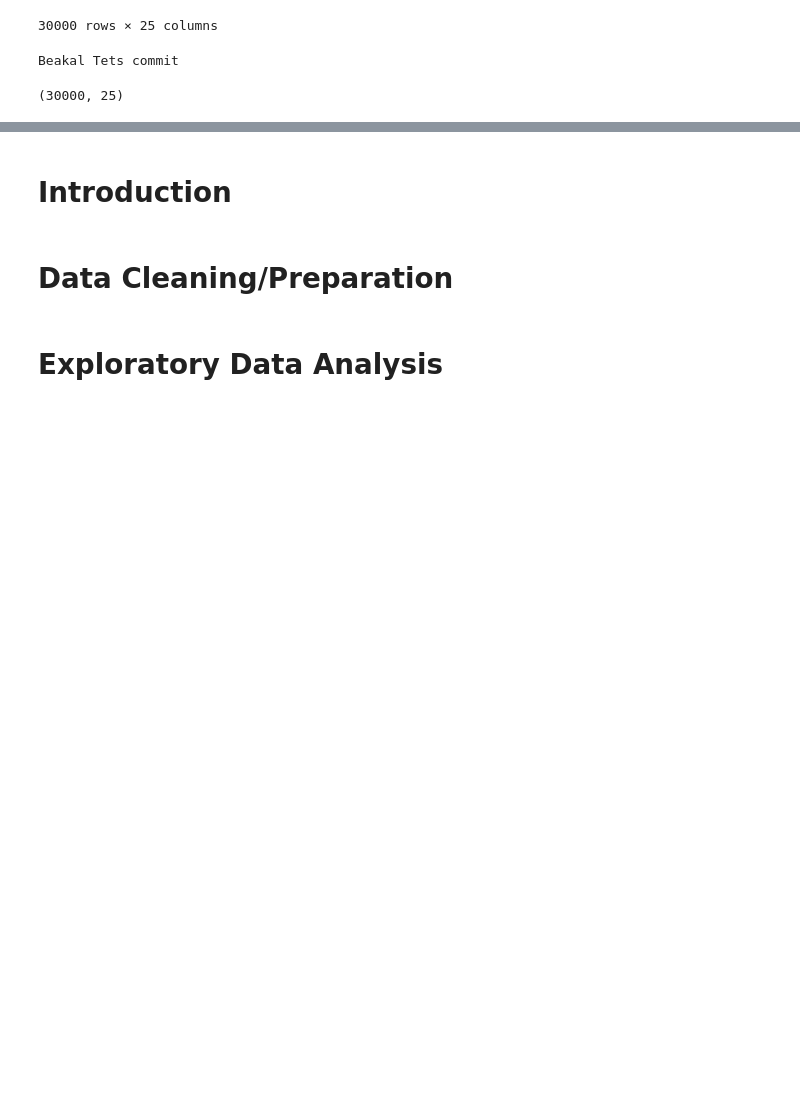
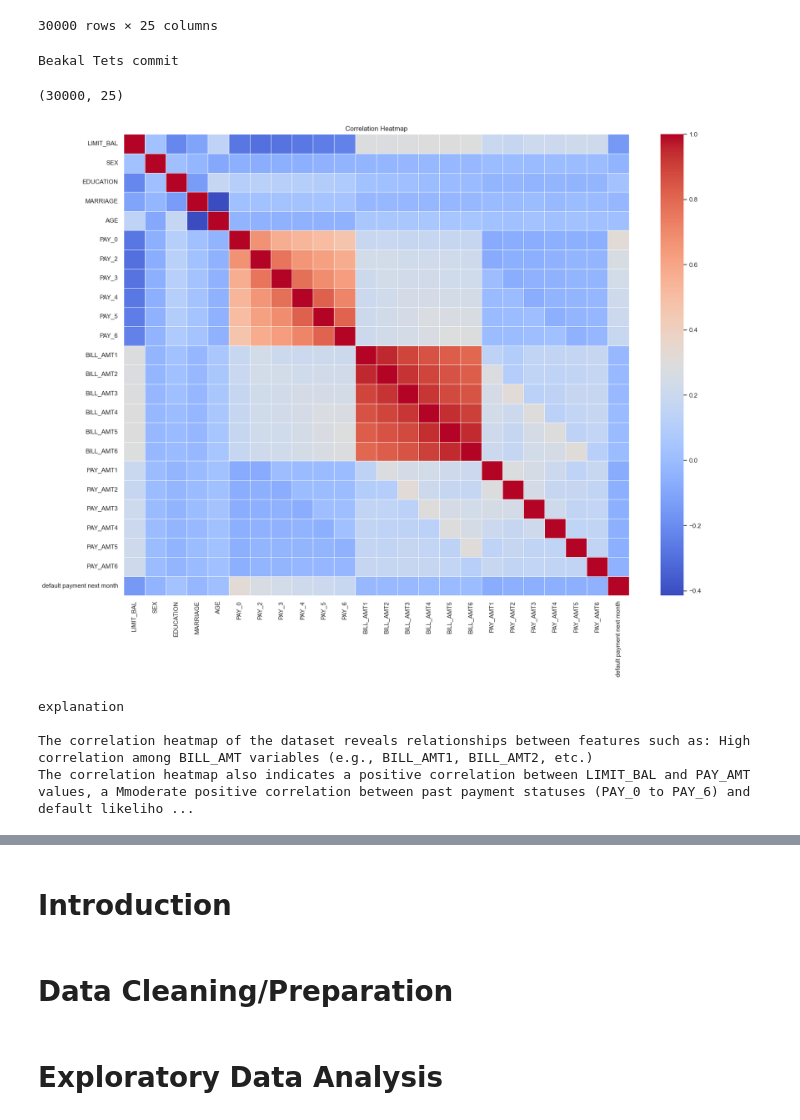
Before and after one commit to MaximeBoulat/AAI500-TeamProject, a Jupyter notebook: TeamProject.ipynb, the cells around one changed output, grey strips where cells are left out. Drawn from its saved outputs; the diff is of its cells as text; code cells hidden in the pictures; blank space fills up the shorter version.

```diff
--- a/TeamProject.ipynb
+++ b/TeamProject.ipynb
@@ -31,3 +31,36 @@ Beakal Tets commit
 df.shape
 # %% [output]
 (30000, 25)
+# %%
+import pandas as pd
+import matplotlib.pyplot as plt
+import seaborn as sns
+
+# Load the dataset -- Skip first metadata row
+df = pd.read_csv('Datasets/Credit.csv')
+
+# Drop the ID column as it's not useful for analysis
+df_cleaned = df.drop(columns=["ID"])
+
+# Set Seaborn style
+sns.set(style="whitegrid")
+
+# Generating Correlation Heatmap
+plt.figure(figsize=(18, 14))
+correlation_matrix = df_cleaned.corr()
+sns.heatmap(correlation_matrix, annot=False, cmap="coolwarm", fmt=".2f", linewidths=0.5)
+plt.title("Correlation Heatmap")
+plt.tight_layout()
+plt.show()
+
+# Printing my explanation
+print("explanation")
+print()
+print("The correlation heatmap of the dataset reveals relationships between features such as: High correlation among BILL_AMT variables (e.g., BILL_AMT1, BILL_AMT2, etc.)")
+print("The correlation heatmap also indicates a positive correlation between LIMIT_BAL and PAY_AMT values, a Mmoderate positive correlation between past payment statuses (PAY_0 to PAY_6) and default likelihood")
+# %% [output]
+[figure, added]
+explanation
+
+The correlation heatmap of the dataset reveals relationships between features such as: High correlation among BILL_AMT variables (e.g., BILL_AMT1, BILL_AMT2, etc.)
+The correlation heatmap also indicates a positive correlation between LIMIT_BAL and PAY_AMT values, a Mmoderate positive correlation between past payment statuses (PAY_0 to PAY_6) and default likeliho ...
```
Also changed, not shown: parts of 5 cells of this notebook.
